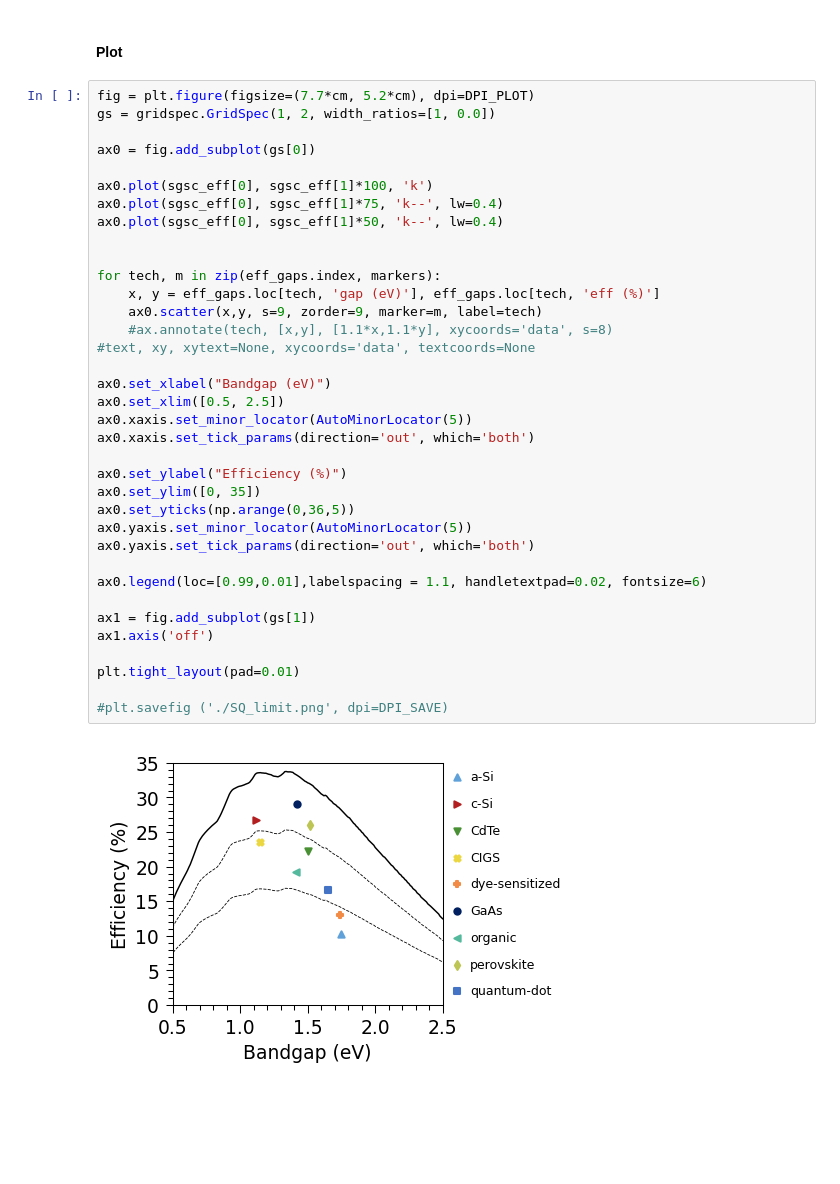
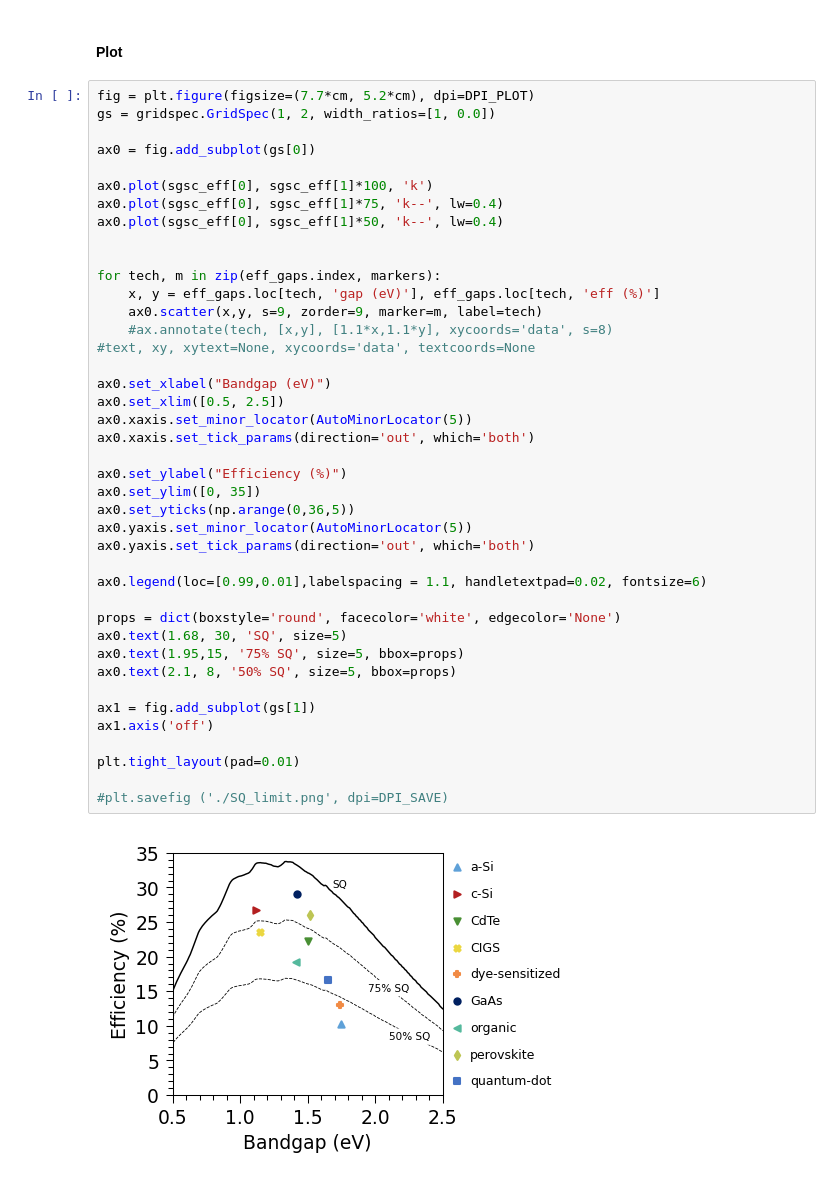
Before and after one commit to martavp/pv-textbook, a Jupyter notebook: Figures/Chapter_06/figures_python/fig_SQ_limit.ipynb, the cells around one changed output. Cells and saved outputs as stored; diff of their text form; blank space fills up the shorter version.

```diff
--- a/Figures/Chapter_06/figures_python/fig_SQ_limit.ipynb
+++ b/Figures/Chapter_06/figures_python/fig_SQ_limit.ipynb
@@ -99,31 +99,36 @@ ax0.plot(sgsc_eff[0], sgsc_eff[1]*100, 'k')
 ax0.plot(sgsc_eff[0], sgsc_eff[1]*75, 'k--', lw=0.4)
 ax0.plot(sgsc_eff[0], sgsc_eff[1]*50, 'k--', lw=0.4)
 
 
 for tech, m in zip(eff_gaps.index, markers):
     x, y = eff_gaps.loc[tech, 'gap (eV)'], eff_gaps.loc[tech, 'eff (%)']
     ax0.scatter(x,y, s=9, zorder=9, marker=m, label=tech)
     #ax.annotate(tech, [x,y], [1.1*x,1.1*y], xycoords='data', s=8)
 #text, xy, xytext=None, xycoords='data', textcoords=None
 
 ax0.set_xlabel("Bandgap (eV)")
 ax0.set_xlim([0.5, 2.5])
 ax0.xaxis.set_minor_locator(AutoMinorLocator(5))
 ax0.xaxis.set_tick_params(direction='out', which='both')
 
 ax0.set_ylabel("Efficiency (%)")
 ax0.set_ylim([0, 35])
 ax0.set_yticks(np.arange(0,36,5))
 ax0.yaxis.set_minor_locator(AutoMinorLocator(5))
 ax0.yaxis.set_tick_params(direction='out', which='both')
 
 ax0.legend(loc=[0.99,0.01],labelspacing = 1.1, handletextpad=0.02, fontsize=6)
 
+props = dict(boxstyle='round', facecolor='white', edgecolor='None')
+ax0.text(1.68, 30, 'SQ', size=5)
+ax0.text(1.95,15, '75% SQ', size=5, bbox=props)
+ax0.text(2.1, 8, '50% SQ', size=5, bbox=props)
+
 ax1 = fig.add_subplot(gs[1])
 ax1.axis('off')
 
 plt.tight_layout(pad=0.01)
 
 #plt.savefig ('./SQ_limit.png', dpi=DPI_SAVE)
 # %% [output]
-[figure, old version]
+[figure, new version]
```
Also changed, not shown: 2 other files.
